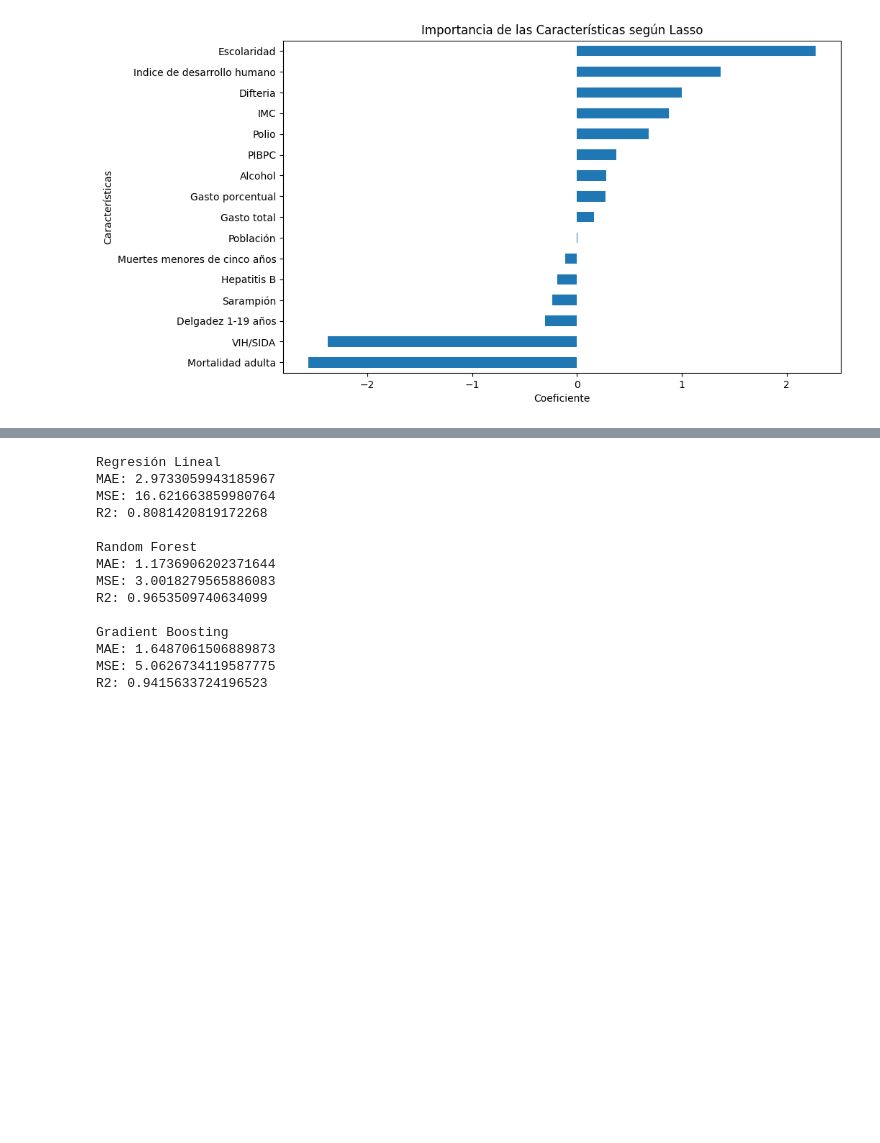
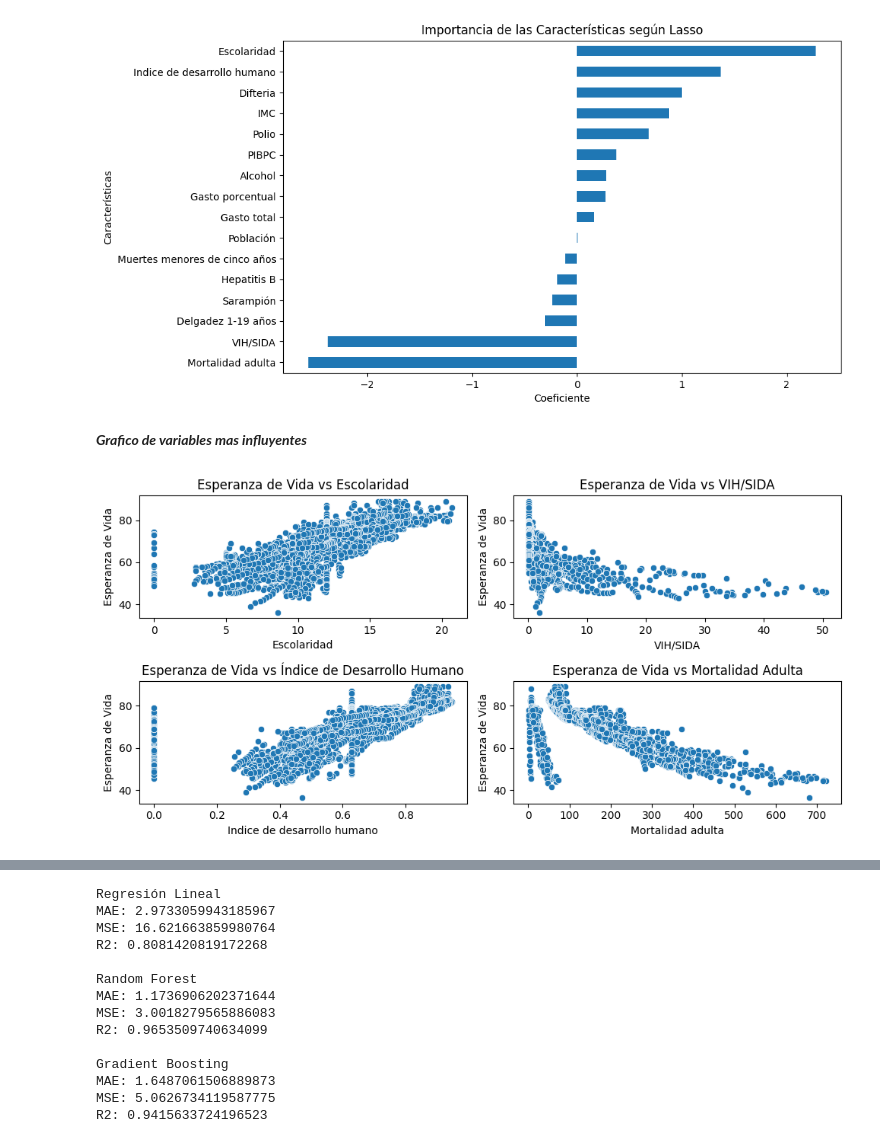
Before and after one commit to Korancito/LifeE.01.Coder, a Jupyter notebook: Nootebooks/Modelo.ipynb, the cells around one changed output, grey strips where cells are left out. Saved outputs shown, nothing was run; the diff lists cells and outputs as text; code cells hidden in the pictures; blank space fills up the shorter version.

```diff
--- a/Nootebooks/Modelo.ipynb
+++ b/Nootebooks/Modelo.ipynb
@@ -195,3 +204,34 @@ plt.ylabel('Características')
 plt.show()
 # %% [output]
 [figure]
+# %% [markdown]
+**_Grafico de variables mas influyentes_**
+# %%
+import seaborn as sns
+import matplotlib.pyplot as plt
+
+# Definir las variables a graficar
+variables = ['Escolaridad', 'VIH/SIDA', 'Indice de desarrollo humano', 'Mortalidad adulta']
+titles = [
+    'Esperanza de Vida vs Escolaridad',
+    'Esperanza de Vida vs VIH/SIDA',
+    'Esperanza de Vida vs Índice de Desarrollo Humano',
+    'Esperanza de Vida vs Mortalidad Adulta'
+]
+
+# Crear una figura con 4 subplots (2 filas, 2 columnas)
+fig, axes = plt.subplots(2, 2, figsize=(10, 5))
+
+# Iterar sobre las variables y los subplots
+for i, var in enumerate(variables):
+    row, col = divmod(i, 2)  # Calcular la posición de fila y columna
+    sns.scatterplot(data=dfrenamed, x=var, y='Esperanza de vida', ax=axes[row, col])
+    axes[row, col].set_title(titles[i])
+    axes[row, col].set_xlabel(var)
+    axes[row, col].set_ylabel('Esperanza de Vida')
+
+# Ajustar el diseño para que no se solapen
+plt.tight_layout()
+plt.show()
+# %% [output]
+[figure, added]
```
Also changed, not shown: parts of 20 cells of this notebook, 1 other file.
